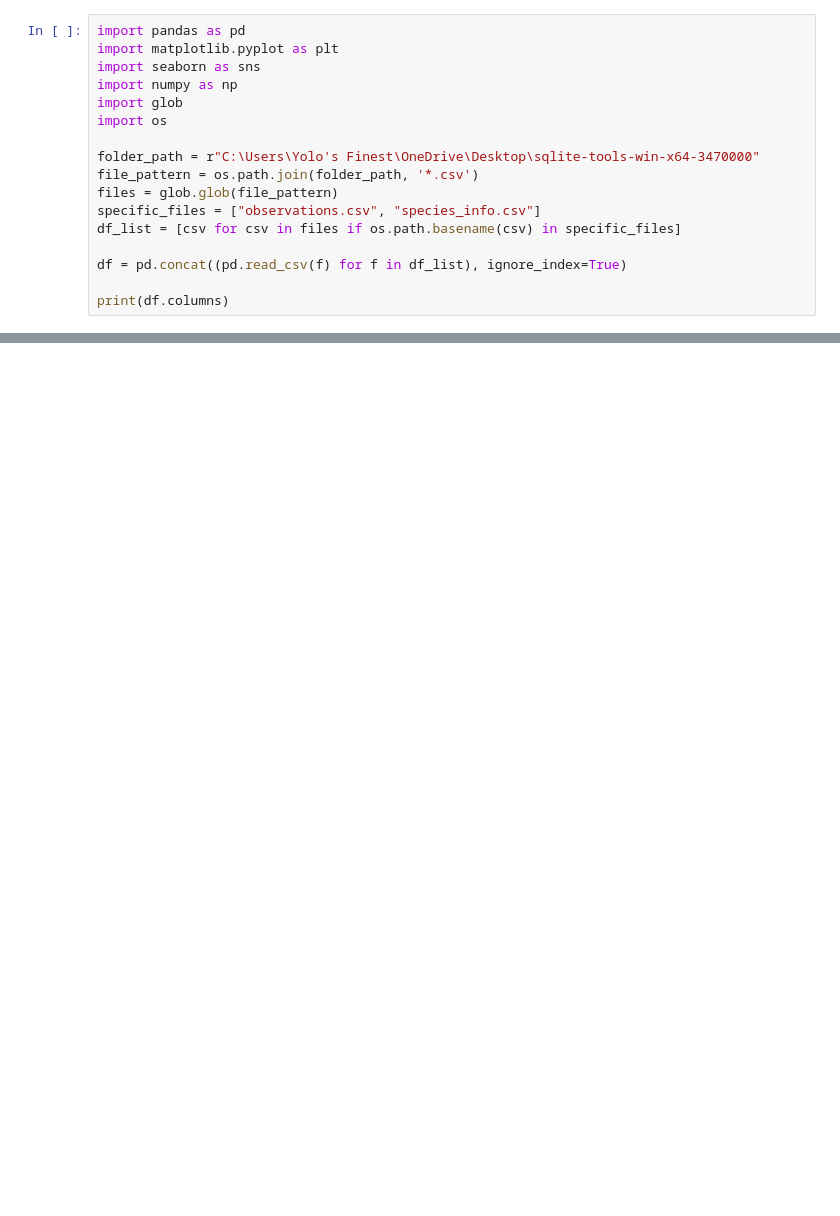
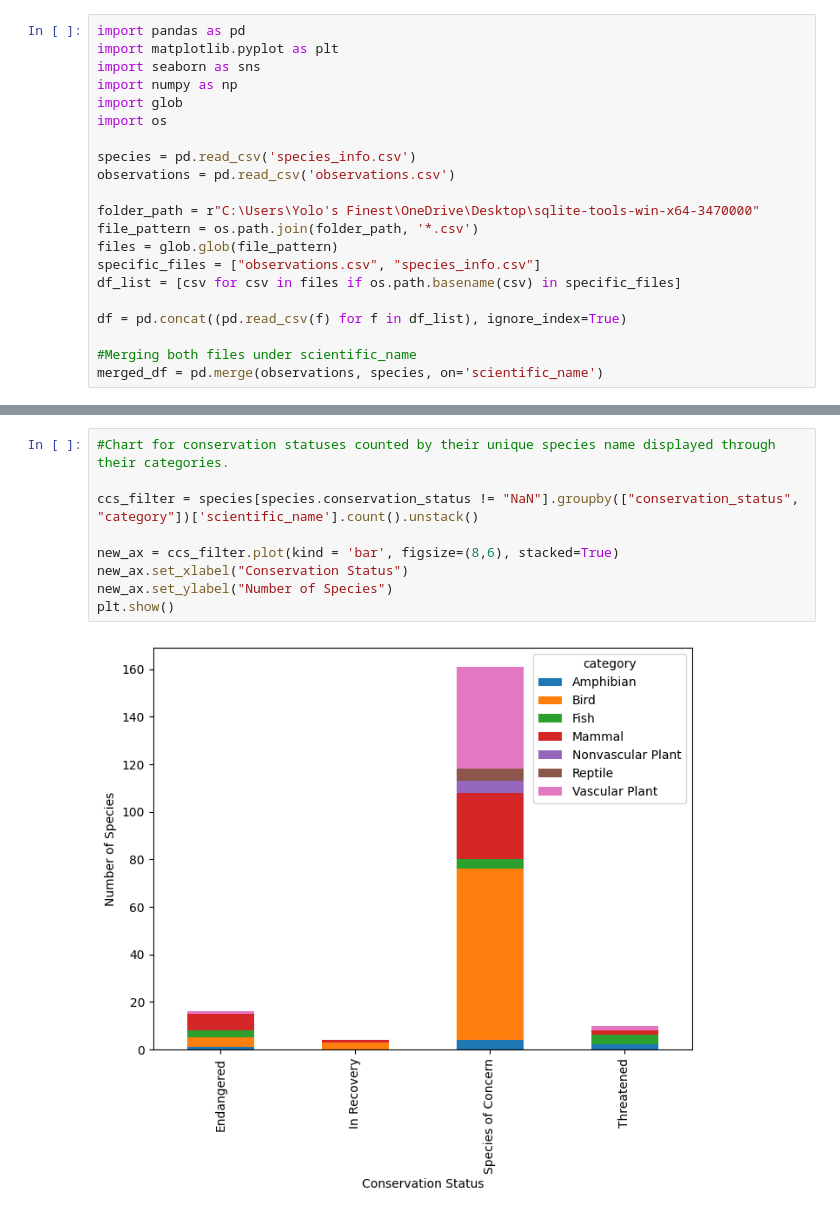
Before and after one commit to zball07/CodeAcademy_Bio_Project, a Jupyter notebook: biodiversity.ipynb, the cells around one changed output, grey strips where cells are left out. Drawn from its saved outputs; the diff is of its cells as text; blank space fills up the shorter version.

```diff
--- a/biodiversity.ipynb
+++ b/biodiversity.ipynb
@@ -5,6 +26,9 @@ import seaborn as sns
 import numpy as np
 import glob
 import os
+
+species = pd.read_csv('species_info.csv')
+observations = pd.read_csv('observations.csv')
 
 folder_path = r"C:\Users\Yolo's Finest\OneDrive\Desktop\sqlite-tools-win-x64-3470000"
 file_pattern = os.path.join(folder_path, '*.csv')
@@ -14,4 +38,5 @@ df_list = [csv for csv in files if os.path.basename(csv) in specific_files]
 
 df = pd.concat((pd.read_csv(f) for f in df_list), ignore_index=True)
 
-print(df.columns)
+#Merging both files under scientific_name
+merged_df = pd.merge(observations, species, on='scientific_name')
@@ -51,0 +196,11 @@ dtype: object
+# %%
+#Chart for conservation statuses counted by their unique species name displayed through their categories.
+
+ccs_filter = species[species.conservation_status != "NaN"].groupby(["conservation_status", "category"])['scientific_name'].count().unstack()
+
+new_ax = ccs_filter.plot(kind = 'bar', figsize=(8,6), stacked=True)
+new_ax.set_xlabel("Conservation Status")
+new_ax.set_ylabel("Number of Species")
+plt.show()
+# %% [output]
+[figure, added]
```
Also changed, not shown: parts of 46 cells of this notebook.
